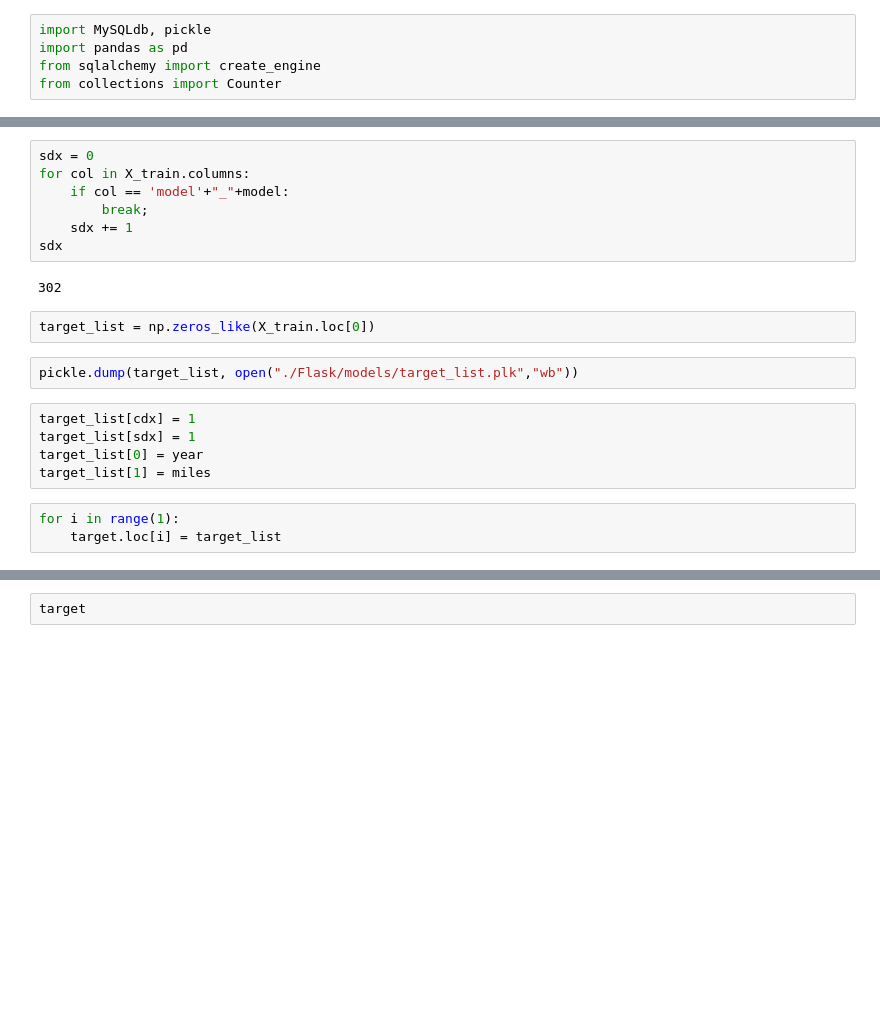
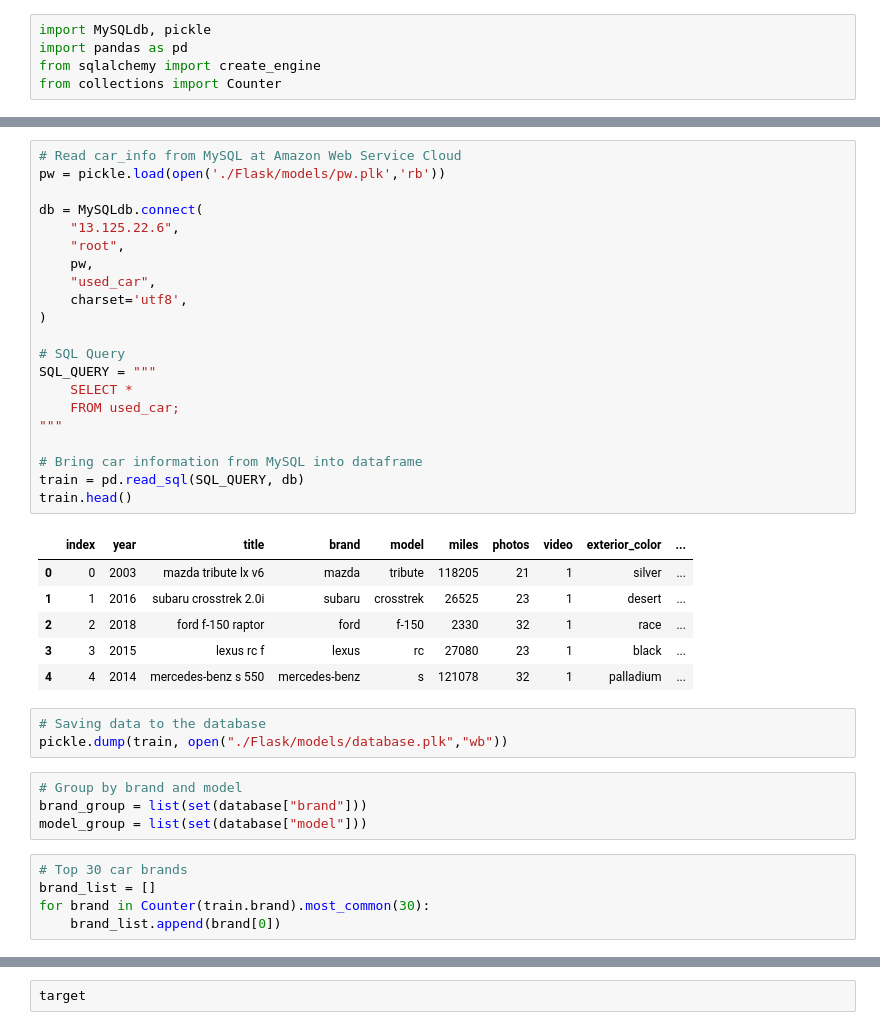
Before and after one commit to kish191919/Predict_Used_Car_Price_by_Python, a Jupyter notebook: Georgia_Used_Car_Price_Mysql_to_Model.ipynb, the cells around one changed output, grey strips where cells are left out. Cells and saved outputs as stored; diff of their text form; blank space fills up the shorter version.

```diff
--- a/Georgia_Used_Car_Price_Mysql_to_Model.ipynb
+++ b/Georgia_Used_Car_Price_Mysql_to_Model.ipynb
@@ -160,21 +6,40 @@ cdx
-# %%
-sdx = 0
-for col in X_train.columns:
-    if col == 'model'+"_"+model:
-        break;
-    sdx += 1
-sdx
-# %% [output]
-302
-# %%
-target_list = np.zeros_like(X_train.loc[0])
-# %%
-pickle.dump(target_list, open("./Flask/models/target_list.plk","wb"))
-# %%
-target_list[cdx] = 1
-target_list[sdx] = 1
-target_list[0] = year
-target_list[1] = miles
-# %%
-for i in range(1):
-    target.loc[i] = target_list
+# %%
+# Read car_info from MySQL at Amazon Web Service Cloud
+pw = pickle.load(open('./Flask/models/pw.plk','rb'))
+
+db = MySQLdb.connect(
+    "13.125.22.6",
+    "root",
+    pw,
+    "used_car",
+    charset='utf8',
+)
+
+# SQL Query
+SQL_QUERY = """
+    SELECT *
+    FROM used_car;
+"""
+
+# Bring car information from MySQL into dataframe
+train = pd.read_sql(SQL_QUERY, db)
+train.head()
+# %% [output]
+|  | index | year | title | brand | model | miles | photos | video | exterior_color | ... |
+| 0 | 0 | 2003 | mazda tribute lx v6 | mazda | tribute | 118205 | 21 | 1 | silver | ... |
+| 1 | 1 | 2016 | subaru crosstrek 2.0i | subaru | crosstrek | 26525 | 23 | 1 | desert | ... |
+| 2 | 2 | 2018 | ford f-150 raptor | ford | f-150 | 2330 | 32 | 1 | race | ... |
+| 3 | 3 | 2015 | lexus rc f | lexus | rc | 27080 | 23 | 1 | black | ... |
+| 4 | 4 | 2014 | mercedes-benz s 550 | mercedes-benz | s | 121078 | 32 | 1 | palladium | ... |
+# %%
+# Saving data to the database
+pickle.dump(train, open("./Flask/models/database.plk","wb"))
+# %%
+# Group by brand and model
+brand_group = list(set(database["brand"]))
+model_group = list(set(database["model"]))
+# %%
+# Top 30 car brands
+brand_list = []
+for brand in Counter(train.brand).most_common(30):
+    brand_list.append(brand[0])
```
Also changed, not shown: parts of 56 cells of this notebook.
